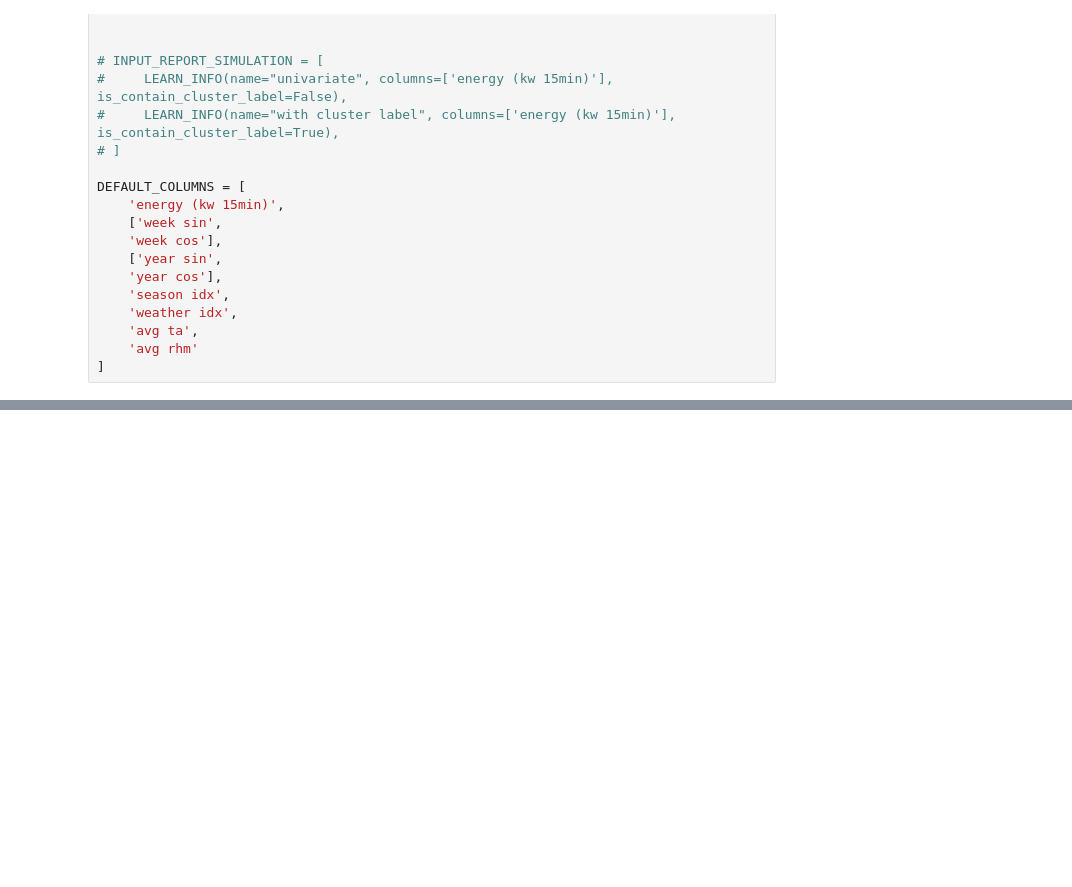
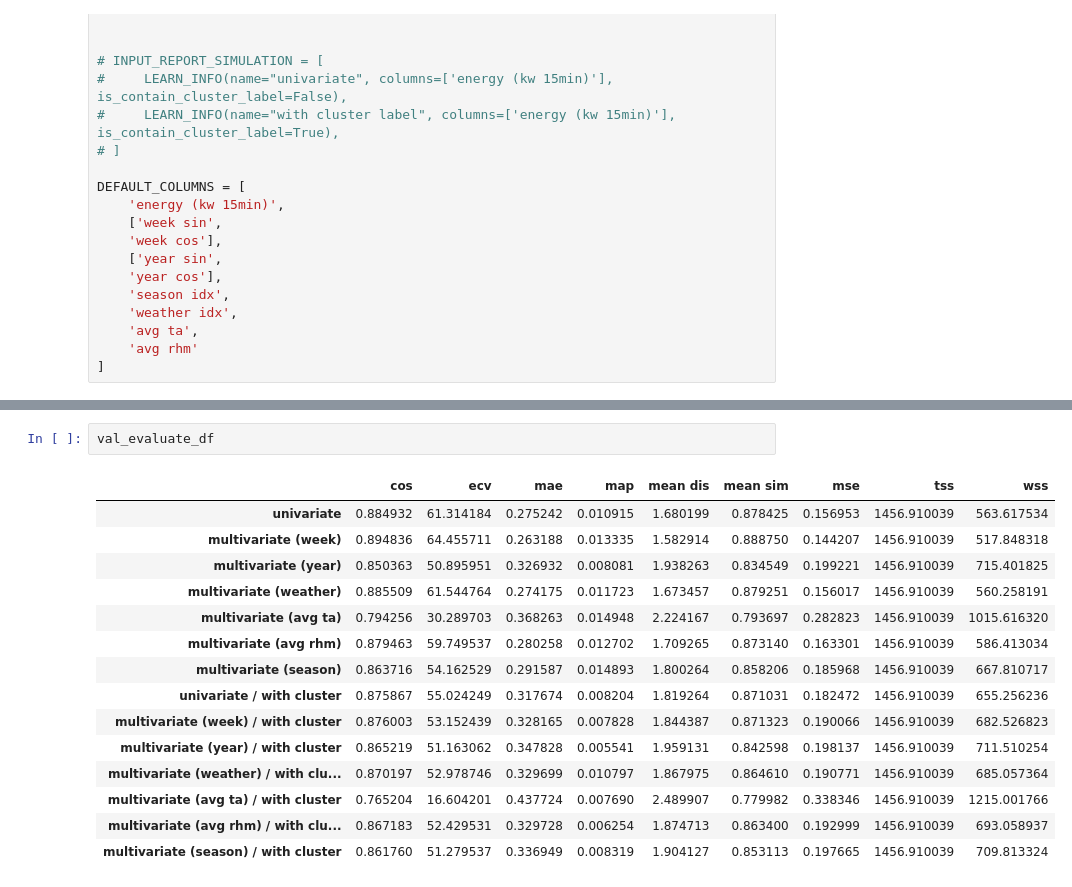
Before and after one commit to formegusto/demand-forecasting, a Jupyter notebook: Multi Step Model, Autoregressive.ipynb, the cells around one changed output, grey strips where cells are left out. Cells and saved outputs as stored; diff of their text form; blank space fills up the shorter version.

```diff
--- a/Multi Step Model, Autoregressive.ipynb
+++ b/Multi Step Model, Autoregressive.ipynb
@@ -147,0 +185,18 @@ val_evaluate_df
+# %%
+val_evaluate_df
+# %% [output]
+|  | cos | ecv | mae | map | mean dis | mean sim | mse | tss | wss |
+| univariate | 0.884932 | 61.314184 | 0.275242 | 0.010915 | 1.680199 | 0.878425 | 0.156953 | 1456.910039 | 563.617534 |
+| multivariate (week) | 0.894836 | 64.455711 | 0.263188 | 0.013335 | 1.582914 | 0.888750 | 0.144207 | 1456.910039 | 517.848318 |
+| multivariate (year) | 0.850363 | 50.895951 | 0.326932 | 0.008081 | 1.938263 | 0.834549 | 0.199221 | 1456.910039 | 715.401825 |
+| multivariate (weather) | 0.885509 | 61.544764 | 0.274175 | 0.011723 | 1.673457 | 0.879251 | 0.156017 | 1456.910039 | 560.258191 |
+| multivariate (avg ta) | 0.794256 | 30.289703 | 0.368263 | 0.014948 | 2.224167 | 0.793697 | 0.282823 | 1456.910039 | 1015.616320 |
+| multivariate (avg rhm) | 0.879463 | 59.749537 | 0.280258 | 0.012702 | 1.709265 | 0.873140 | 0.163301 | 1456.910039 | 586.413034 |
+| multivariate (season) | 0.863716 | 54.162529 | 0.291587 | 0.014893 | 1.800264 | 0.858206 | 0.185968 | 1456.910039 | 667.810717 |
+| univariate / with cluster | 0.875867 | 55.024249 | 0.317674 | 0.008204 | 1.819264 | 0.871031 | 0.182472 | 1456.910039 | 655.256236 |
+| multivariate (week) / with cluster | 0.876003 | 53.152439 | 0.328165 | 0.007828 | 1.844387 | 0.871323 | 0.190066 | 1456.910039 | 682.526823 |
+| multivariate (year) / with cluster | 0.865219 | 51.163062 | 0.347828 | 0.005541 | 1.959131 | 0.842598 | 0.198137 | 1456.910039 | 711.510254 |
+| multivariate (weather) / with clu... | 0.870197 | 52.978746 | 0.329699 | 0.010797 | 1.867975 | 0.864610 | 0.190771 | 1456.910039 | 685.057364 |
+| multivariate (avg ta) / with cluster | 0.765204 | 16.604201 | 0.437724 | 0.007690 | 2.489907 | 0.779982 | 0.338346 | 1456.910039 | 1215.001766 |
+| multivariate (avg rhm) / with clu... | 0.867183 | 52.429531 | 0.329728 | 0.006254 | 1.874713 | 0.863400 | 0.192999 | 1456.910039 | 693.058937 |
+| multivariate (season) / with cluster | 0.861760 | 51.279537 | 0.336949 | 0.008319 | 1.904127 | 0.853113 | 0.197665 | 1456.910039 | 709.813324 |
```
Also changed, not shown: parts of 5 cells of this notebook, 4 other files.
